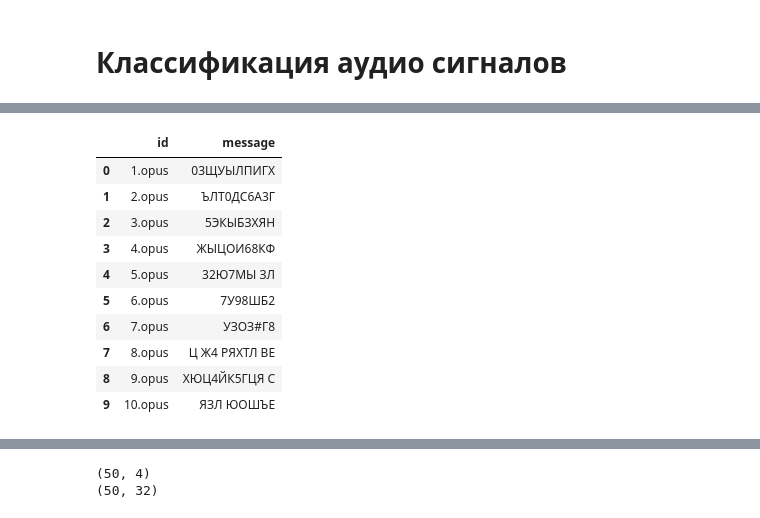
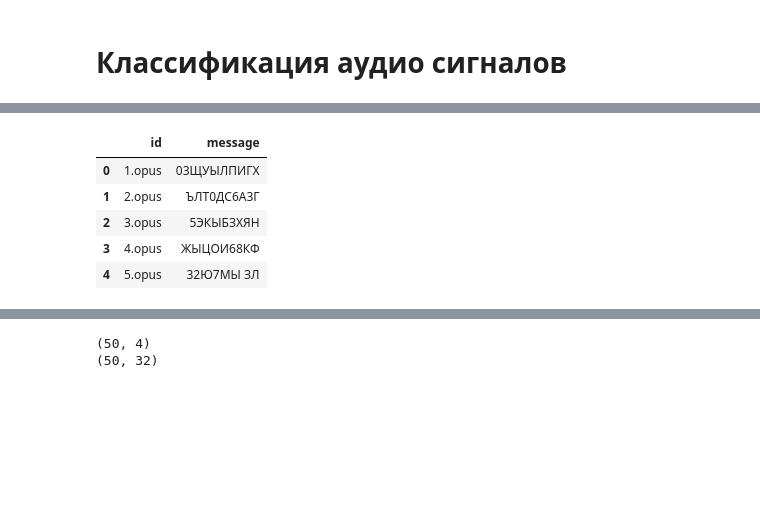
Before and after one commit to ViMasHub/Test_Kontur, a Jupyter notebook: Морзе!!!.ipynb, the cells around one changed output, grey strips where cells are left out. Drawn from its saved outputs; the diff is of its cells as text; code cells hidden in the pictures; blank space fills up the shorter version.

```diff
--- a/Морзе!!!.ipynb
+++ b/Морзе!!!.ipynb
@@ -245,21 +245,16 @@ Saving 50.opus to 50.opus
 # %%
 df_train=pd.read_csv('/content/train.csv')
 
-df_train_work = df_train.head(50).copy()
+df_train_work = df_train.head(1000).copy()
 
-df_train_work.head(10)
+df_train_work.head()
 # %% [output]
 |  | id | message |
 | 0 | 1.opus | 03ЩУЫЛПИГХ |
 | 1 | 2.opus | ЪЛТ0ДС6А3Г |
 | 2 | 3.opus | 5ЭКЫБЗХЯН |
 | 3 | 4.opus | ЖЫЦОИ68КФ |
 | 4 | 5.opus | 32Ю7МЫ ЗЛ |
-| 5 | 6.opus | 7У98ШБ2 |
-| 6 | 7.opus | УЗОЗ#Г8 |
-| 7 | 8.opus | Ц Ж4 РЯХТЛ ВЕ |
-| 8 | 9.opus | ХЮЦ4ЙК5ГЦЯ С |
-| 9 | 10.opus | ЯЗЛ ЮОШЪЕ |
 # %%
 # Признаки
 def extract_features(uploaded_files):
```
Also changed, not shown: parts of 10 cells of this notebook.
